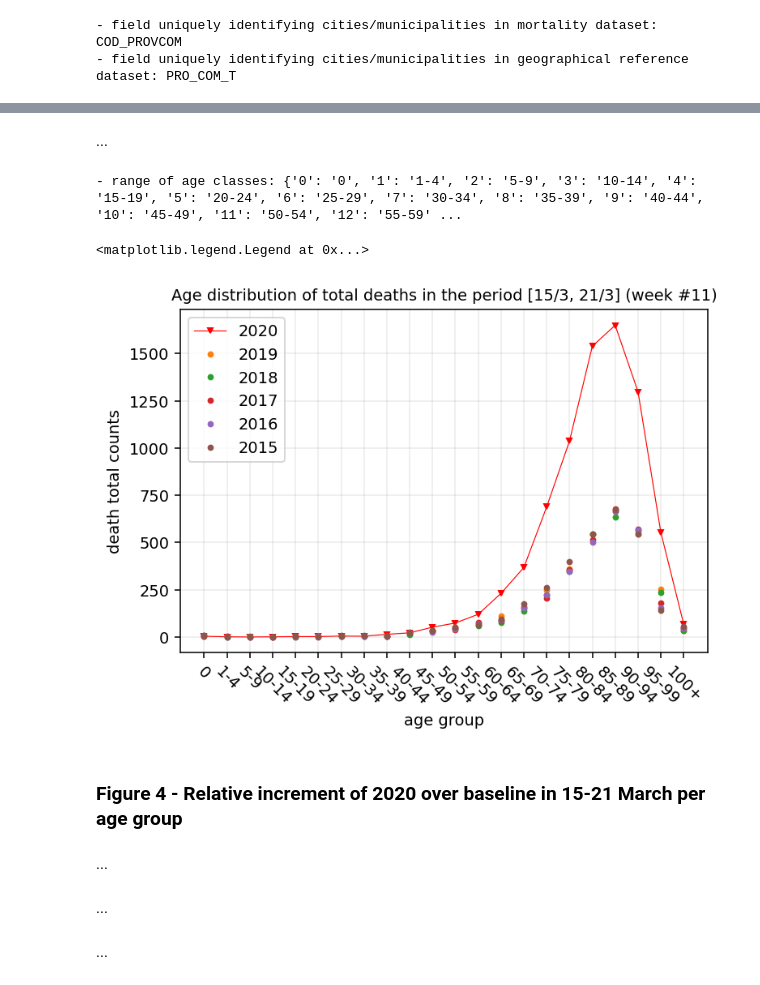
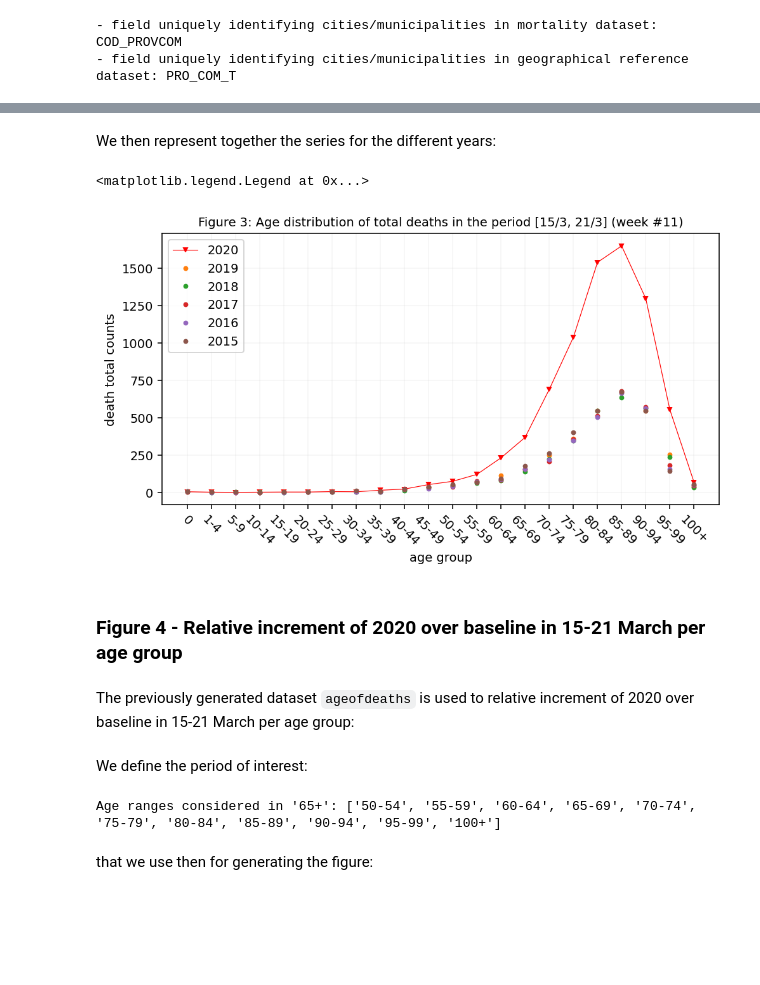
Before and after one commit to eurostat/mortality-viz, a Jupyter notebook: 01_preliminary_IT_study.ipynb, the cells around one changed output, grey strips where cells are left out. Saved outputs shown, nothing was run; the diff lists cells and outputs as text; code cells hidden in the pictures; blank space fills up the shorter version.

Commit message:
complete notebook

```diff
--- a/01_preliminary_IT_study.ipynb
+++ b/01_preliminary_IT_study.ipynb
@@ -91,7 +116,8 @@ except ImportError:
 else:
     import matplotlib.pyplot as mplt
     import matplotlib.dates as mdates
-    from matplotlib.ticker import FuncFormatter, MaxNLocator
-    _DPI_ = 140 # just some default display resolution inside the notebook...
+    from matplotlib.ticker import FuncFormatter, MaxNLocator, IndexLocator
+finally:
+    _FIGSIZE_, _DPI_ = (7,4), 140 # just some default display size/resolution inside this notebook...
 %matplotlib inline
 # %% [markdown]
@@ -520,0 +495,6 @@ plot_oneversus(cumdailydeaths, one = YEAR, versus = years_exc[::-1],
+# %%
+f, ax = mplt.subplots(1, figsize=(16, 16))
+geodata.plot(ax=ax)
+ax.set_axis_off()
+ax.set_title('Figure 1: Map of ANPR municipalities included in the data set')
+mplt.show()
@@ -520,0 +525,7 @@ plot_oneversus(cumdailydeaths, one = YEAR, versus = years_exc[::-1],
+# %%
+print("Counts on 29/02 \033[1mbefore\033[0m padding:\n %s" % dailydeaths.iloc[ileapday-1:ileapday+1,:])
+for y in years:
+    if calendar.isleap(y): continue
+    yloc = dailydeaths.columns.get_loc(y)
+    dailydeaths.iloc[ileapday,yloc] = dailydeaths.iloc[ileapday-1,yloc]
+print("Counts on 29/02 \033[1mafter\033[0m padding:\n %s" % dailydeaths.iloc[ileapday-1:ileapday+1,:])
@@ -565,41 +826,40 @@ for k in ageofdeaths.keys():
-# %% [markdown]
-...
+# %% [markdown]
+We then represent together the series for the different years:
 # %%
-FORMATTER = dIT.meta.get('index')['age']['values']
-print("- range of age classes: \033[94m%s\033[0m" % FORMATTER)
+fig, ax = plot_one(ageofdeaths['t'], one = YEAR, label = YEAR,
+                   marker = 'v', color = 'r', linestyle = '-', xrottick = -45, grid = 0.1,
+                   xlabel = 'age group', ylabel = 'death total counts',
+                   title = 'Figure 3: Age distribution of total deaths in the period [%s/%s, %s/%s] (week #%s)' %
+                       (*get_daymonth(dstart), *get_daymonth(dend), week),
+                   xticks = list(range(len(FORMATTER.keys()))), xticklabels = list(FORMATTER.values())
+                  )
 
-ax = plot_one(ageofdeaths['t'], one = YEAR, label = YEAR,
-              marker = 'v', color = 'r', linestyle = '-',
-              xrottick = -45, grid = 0.2,
-              xlabel = 'age group',
-              ylabel = 'death total counts',
-              title = 'Age distribution of total deaths in the period [%s/%s, %s/%s] (week #%s)' %
-                      (*get_daymonth(dstart), *get_daymonth(dend), week) ,
-              xticks = list(range(len(FORMATTER.keys()))),
-              xticklabels = list(FORMATTER.values())
-              )
 next(ax._get_lines.prop_cycler)
 ax.plot(ageofdeaths['t'][years_exc[::-1]],
-        marker='o', markersize=3, linestyle='None')
+        marker='o', markersize=3, linestyle='None'
+       )
+
 ax.legend(years[::-1])
 # %% [output]
-- range of age classes: {'0': '0', '1': '1-4', '2': '5-9', '3': '10-14', '4': '15-19', '5': '20-24', '6': '25-29', '7': '30-34', '8': '35-39', '9': '40-44', '10': '45-49', '11': '50-54', '12': '55-59' ...
+<matplotlib.legend.Legend at 0x...>
-<matplotlib.legend.Legend at 0x...>
-[figure, old version]
+[figure, new version]
 # %% [markdown]
-### Figure 4 - Relative increment of 2020 over baseline in 15-21 March per age group
+### Figure 4 - Relative increment of 2020 over baseline in 15-21 March per age group<a id='Figure4'></a>
-# %% [markdown]
-...
+# %% [markdown]
+The previously generated dataset `ageofdeaths` is used to relative increment of 2020 over baseline in 15-21 March per age group:
 # %%
 for k in ageofdeaths.keys():
     deaths = ageofdeaths[k]
     deaths['base'] = deaths[years_exc].mean(axis = 1)
     deaths['rinc'] = deaths[YEAR].sub(deaths.base).div(deaths.base)
-# %% [markdown]
-...
+# %% [markdown]
+We define the period of interest:
 # %%
-astart, aend = 11, 20
-rages, sages = range(astart, aend), slice(astart, aend)
+astart, aend = 11, max(map(int,list(FORMATTER.keys())))
+rages, sages = range(astart, aend+1), slice(astart, aend)
+print("Age ranges considered in '65+': \033[1m%s\033[0m" % [FORMATTER[str(i)] for i in rages])
+# %% [output]
+Age ranges considered in '65+': ['50-54', '55-59', '60-64', '65-69', '70-74', '75-79', '80-84', '85-89', '90-94', '95-99', '100+']
-# %% [markdown]
-...
+# %% [markdown]
+that we use then for generating the figure:
 # %%
```
Also changed, not shown: parts of 210 cells of this notebook, 1 other file.
